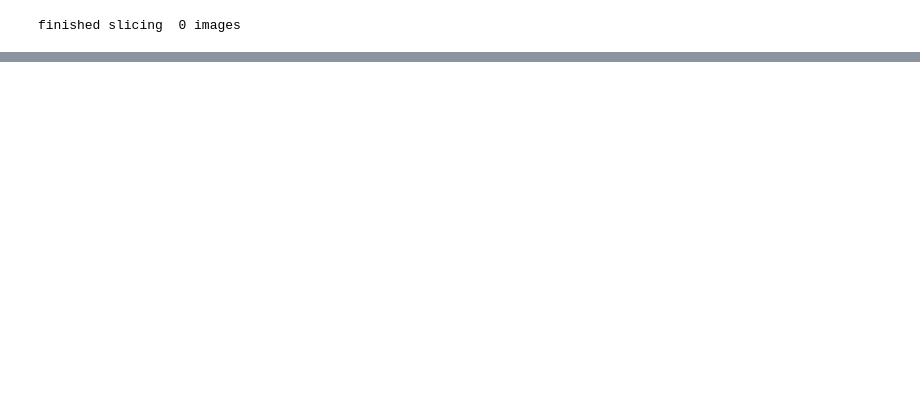
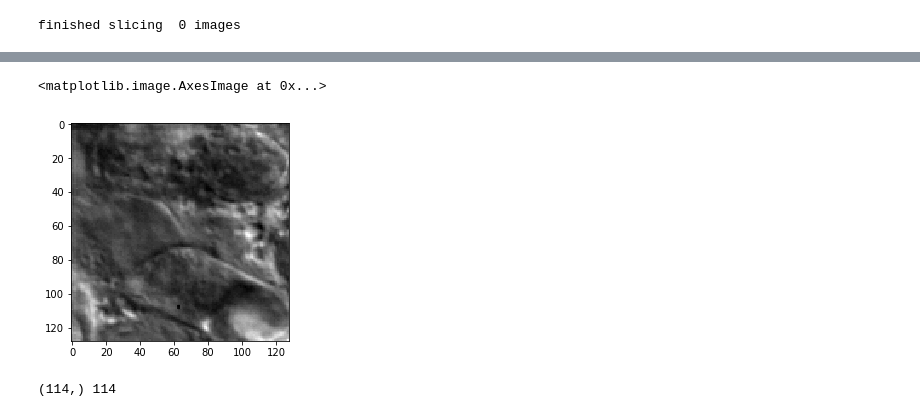
Before and after one commit to dsp-uga/jennings, a Jupyter notebook: Notebook for visualization/Data Post-processing.ipynb, the cells around one changed output, grey strips where cells are left out. Drawn from its saved outputs; the diff is of its cells as text; code cells hidden in the pictures; blank space fills up the shorter version.

```diff
--- a/Notebook for visualization/Data Post-processing.ipynb
+++ b/Notebook for visualization/Data Post-processing.ipynb
@@ -155,2 +216,11 @@ prediction = prediction.reshape((-1,128,128))
+# %%
+plt.imshow(x_test[0].reshape(128,128)*255,"gray")
+# %% [output]
+<matplotlib.image.AxesImage at 0x...>
+[figure, added]
 # %%
 out = combine_predictions(prediction,image_shapes)
+# %%
+print(out.shape,len(test_set))
+# %% [output]
+(114,) 114
```
Also changed, not shown: parts of 24 cells of this notebook.
